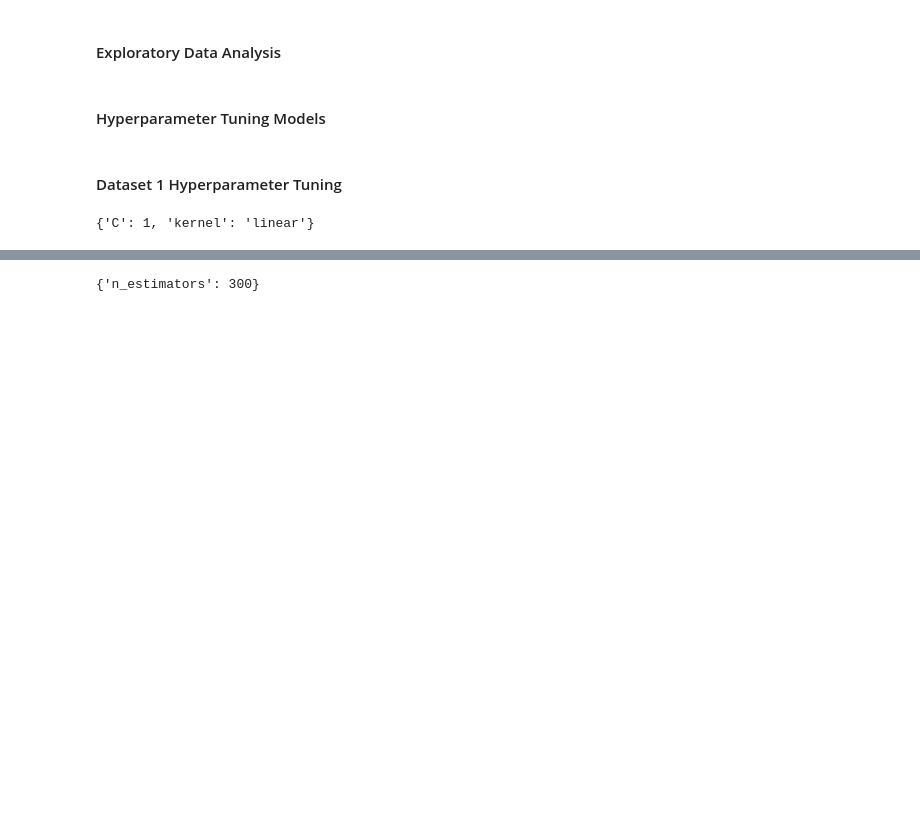
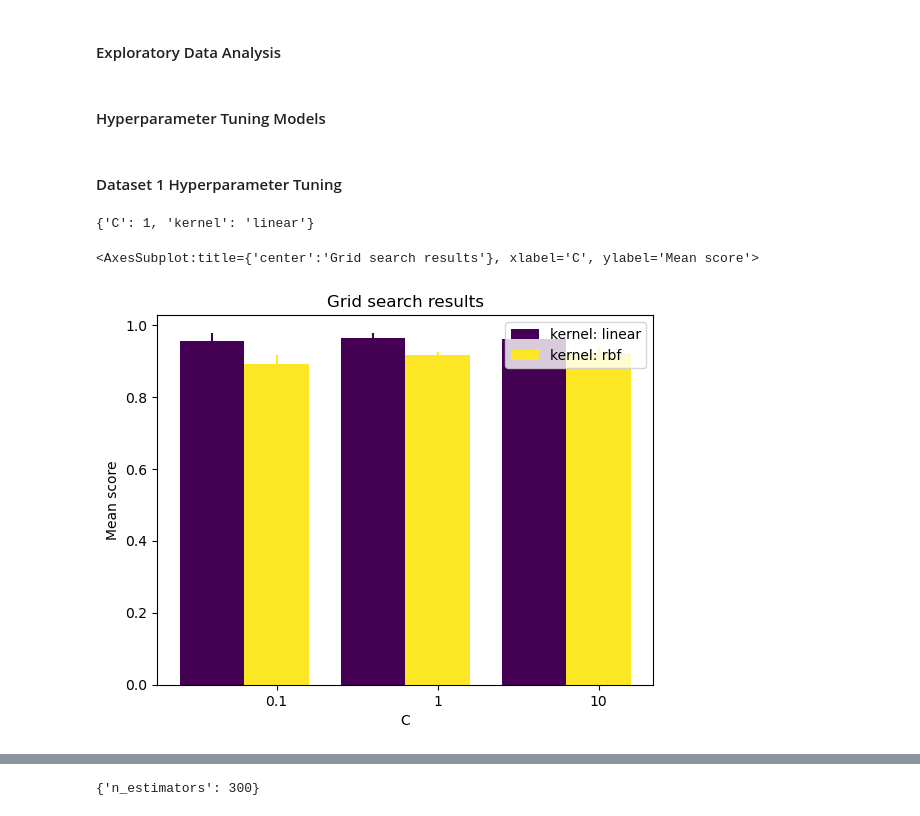
Before and after one commit to keshara2032/CS6316-ML-Project, a Jupyter notebook: part_1.ipynb, the cells around one changed output, grey strips where cells are left out. Cells and saved outputs as stored; diff of their text form; code cells hidden in the pictures; blank space fills up the shorter version.

Commit message:
Add graphs

```diff
--- a/part_1.ipynb
+++ b/part_1.ipynb
@@ -65,11 +66,11 @@ X2, Y2 = dataset_2_features, dataset_2_label
 # %%
 def tune_svm(X,Y):
     svc = SVC()
-    parameters = {'kernel':('linear', 'rbf'), 'C':[1, 10]}
+    parameters = {'kernel':('linear', 'rbf'), 'C':[0.1,1, 10]}
     clf = GridSearchCV(svc, parameters, scoring='accuracy')
     clf.fit(X,Y.values.ravel())
     #cv_results = cross_validate(clf, X,Y.values.ravel(), cv=10, scoring=('accuracy', 'precision', 'recall', 'f1','roc_auc'), return_train_score=True)
-    return clf.best_params_
+    return clf
 # %%
 def tune_adaboost(X,Y):
     ada = AdaBoostClassifier(random_state=0)
@@ -123,6 +124,12 @@ def tune_decision_tree(X,y):
 # %% [markdown]
 #### Dataset 1 Hyperparameter Tuning
 # %%
-tune_svm(X,Y)
+svm_d1_clf = tune_svm(X,Y)
+svm_d1_clf.best_params_
 # %% [output]
 {'C': 1, 'kernel': 'linear'}
+# %%
+plot.grid_search(svm_d1_clf.cv_results_, change='C', kind='bar')
+# %% [output]
+<AxesSubplot:title={'center':'Grid search results'}, xlabel='C', ylabel='Mean score'>
+[figure, added]
```
Also changed, not shown: parts of 68 cells of this notebook.
